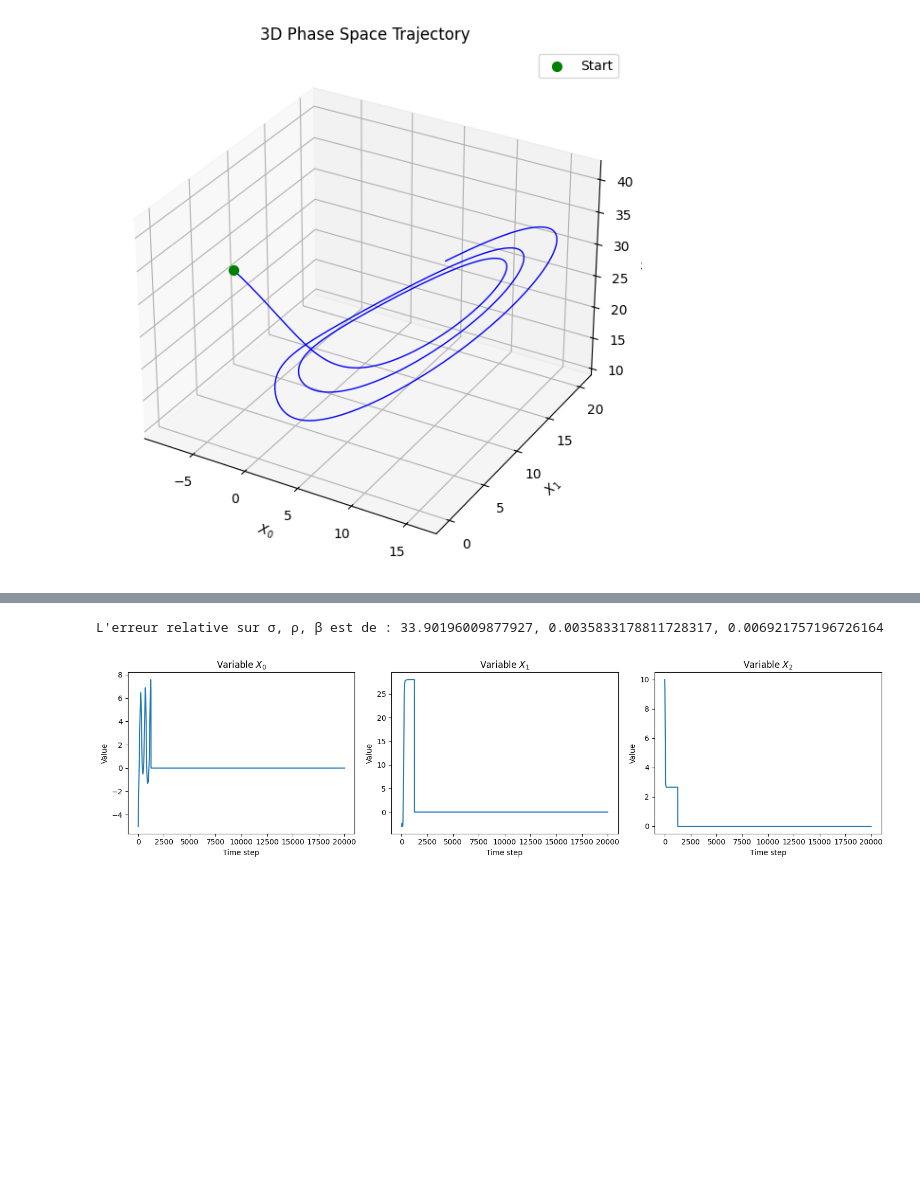
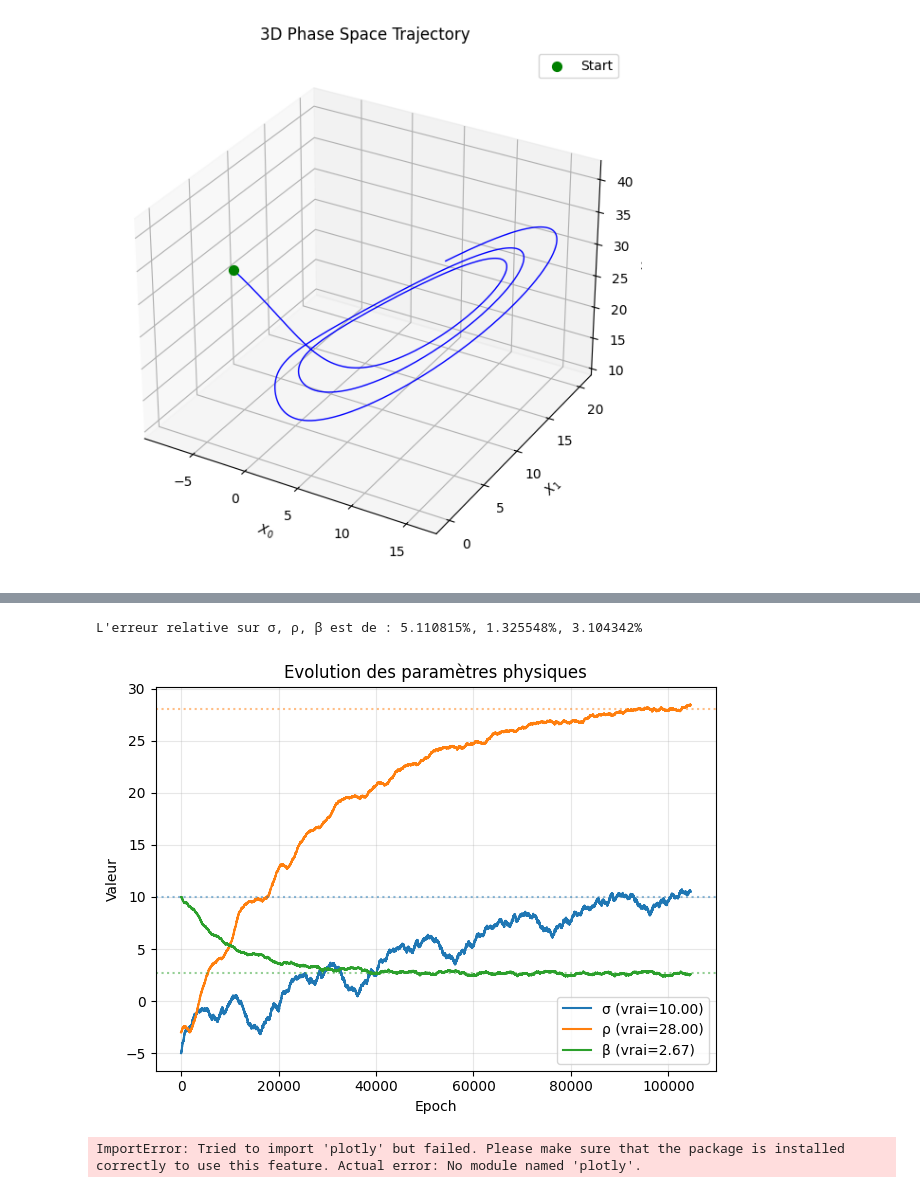
Before and after one commit to Gautier2Marsac/Parameter-learning-in-dynamical-systems, a Jupyter notebook: sgd.ipynb, the cells around one changed output, grey strips where cells are left out. Drawn from its saved outputs; the diff is of its cells as text; code cells hidden in the pictures; blank space fills up the shorter version.

```diff
--- a/sgd.ipynb
+++ b/sgd.ipynb
@@ -63 +71,25 @@ def compute_grad(f, methode, theta_estim, A, estim_obs, n):
+# %%
+def decay_grad(grads, current_grad_idx, clip_value=np.array([25,10,10]), window=40, decay=0.8):
+
+    grad = grads[current_grad_idx]
+
+    # --- soft clipping ---
+    grad = clip_value * np.tanh(grad / clip_value)
+    grads[current_grad_idx] = grad
+
+    # --- window selection ---
+    start = max(0, current_grad_idx - window + 1)
+    window_grads = grads[start:current_grad_idx + 1]
+
+    # --- exponential decay weights ---
+    n = len(window_grads)
+    weights = decay ** np.arange(n)[::-1]
+    weights = weights / np.sum(weights)
+
+    # --- weighted average ---
+    smoothed_grad = np.sum(window_grads * weights[:, None], axis=0)
+
+    # grad_norm = smoothed_grad / (np.linalg.norm(smoothed_grad) + 1e-8)
+
+    return smoothed_grad
 # %%
@@ -124,0 +206,3 @@ for batch_idx in tqdm(range(num_batches)):
+# %%
+study = optuna.create_study(direction='minimize')
+study.optimize(objective, n_trials = 10)
@@ -124,0 +235,7 @@ for batch_idx in tqdm(range(num_batches)):
+# %%
+print("Best trial:")
+trial = study.best_trial
+print(f"  Value: {trial.value:.4f}")
+print("  Params: ")
+for key, value in trial.params.items():
+    print(f"    {key}: {value}")
@@ -125,7 +255,13 @@ for batch_idx in tqdm(range(num_batches)):
+# %%
+theta_estim, theta_estim_vec, grads = main(trial.params["window"],
+                                           trial.params["decay"],
+                                           trial.params["nbr_epochs"]*2,
+                                           np.array([trial.params["lr_0"], trial.params["lr_1"], trial.params["lr_2"]]),
+                                           np.array([trial.params["clip_0"], trial.params["clip_1"], trial.params["clip_2"]]))
 # %%
-evaluate(theta_estim, theta)
+sigma, rho, beta = evaluate(theta_estim, theta)
 
-plot_estim_evolution(theta_estim_vec)
+plot_estim_evolution(theta_estim_vec, theta)
 # %% [output]
-L'erreur relative sur σ, ρ, β est de : 33.90196009877927, 0.0035833178811728317, 0.006921757196726164
+L'erreur relative sur σ, ρ, β est de : 5.110815%, 1.325548%, 3.104342%
-[figure, old version]
+[figure, new version]
@@ -134,3 +268,8 @@ L'erreur relative sur σ, ρ, β est de : 33.90196009877927, 0.00358331788117283
+# %%
+optuna.visualization.plot_optimization_history(study)
+optuna.visualization.plot_param_importances(study)
+# %% [output]
+ImportError: Tried to import 'plotly' but failed. Please make sure that the package is installed correctly to use this feature. Actual error: No module named 'plotly'.
 # %%
 # https://github.com/scipy/scipy/blob/b2b7944064af15bd87e781216c2dfda7400ecd2d/scipy/integrate/_ivp/rk.py
 # %%
```
Also changed, not shown: parts of 14 cells of this notebook, 2 other files.
